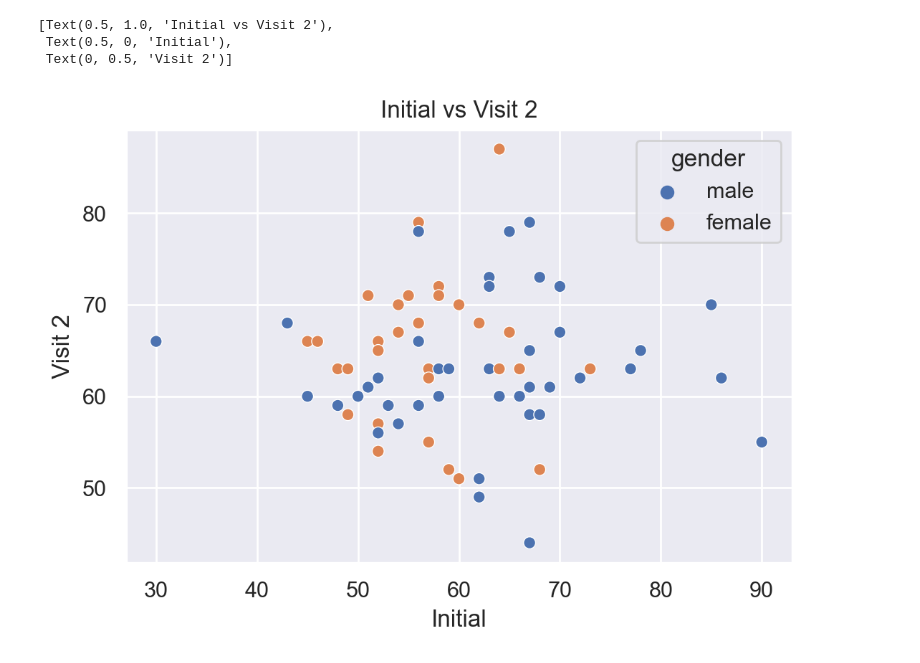
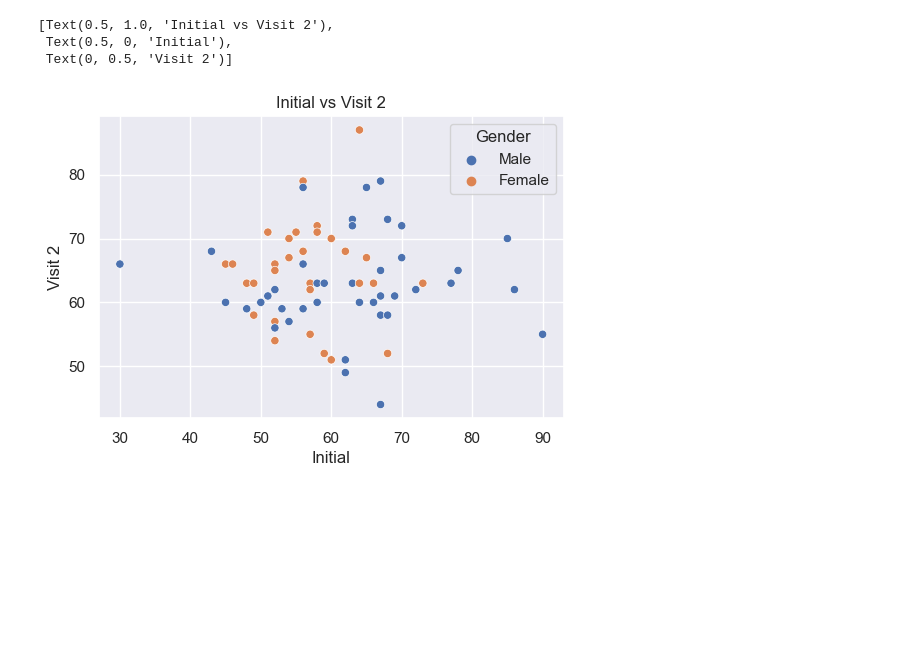
Before and after one commit to jjbbyw/MLZ, a Jupyter notebook: MLZ.ipynb, the cells around one changed output. Saved outputs shown, nothing was run; the diff lists cells and outputs as text; code cells hidden in the pictures; blank space fills up the shorter version.

```diff
--- a/MLZ.ipynb
+++ b/MLZ.ipynb
@@ -1,13 +1,12 @@
 # %%
 import pandas as pd
 import seaborn as sns
-from matplotlib import pyplot as plt
 
-plt.rcParams['figure.dpi'] = 200
+plt.rcParams['figure.dpi'] = 100
 sns.set_style("darkgrid")
 # %%
 df = pd.read_spss("Pracbiss.sav")
-df["gender"] = df["gender_coded"].apply(lambda x: "male" if x==1 else "female")
+df["Gender"] = df["gender_coded"].apply(lambda x: "Male" if x==1 else "Female")
 df["change_BIS"] = -df["change_BIS"]
 # %%
 #boxplot
@@ -25,8 +24,8 @@ g = sns.lmplot(data=df, x="BIS11.score", y="change_BIS", hue="gender").set(title
 # %%
-#scatter plot?
-sns.scatterplot(data=df, x="BIS11.score", y="BIS_visit2", hue="gender").set(title="Initial vs Visit 2", xlabel="Initial", ylabel="Visit 2")
+#not very imformative scatter plot?
+sns.scatterplot(data=df, x="BIS11.score", y="BIS_visit2", hue="Gender").set(title="Initial vs Visit 2", xlabel="Initial", ylabel="Visit 2")
 # %% [output]
 [Text(0.5, 1.0, 'Initial vs Visit 2'),
  Text(0.5, 0, 'Initial'),
  Text(0, 0.5, 'Visit 2')]
-[figure, old version]
+[figure, new version]
```
Also changed, not shown: parts of 3 cells of this notebook.
